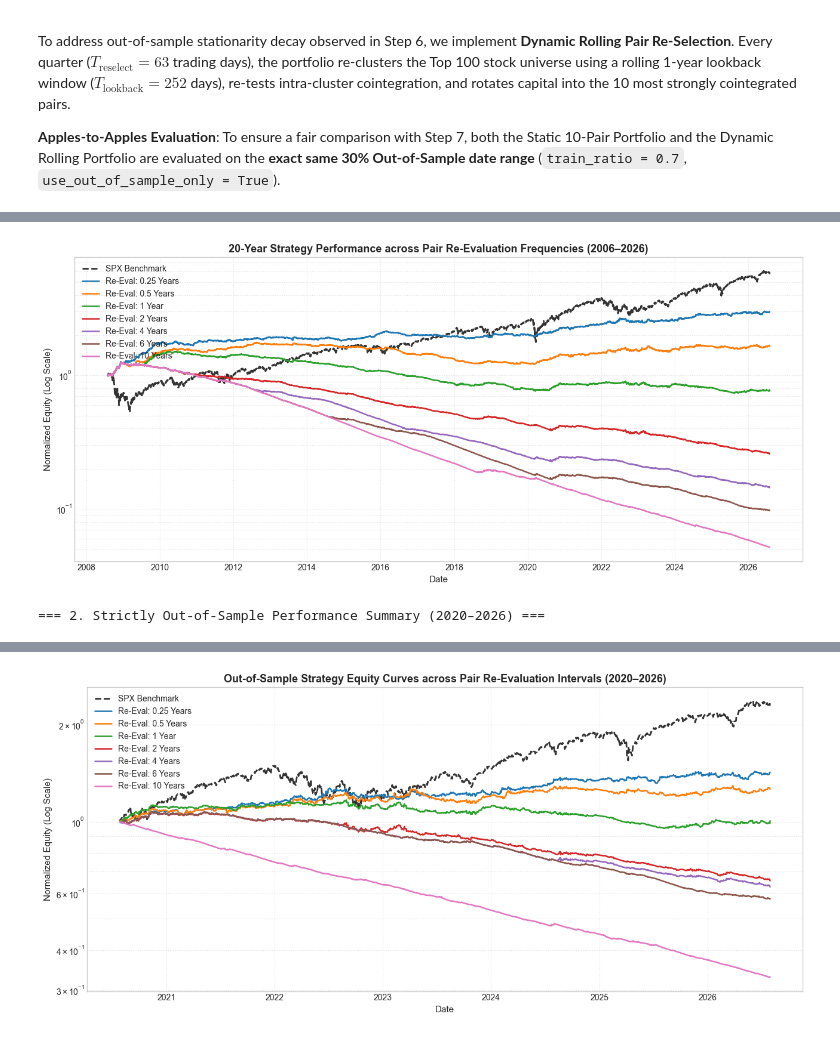
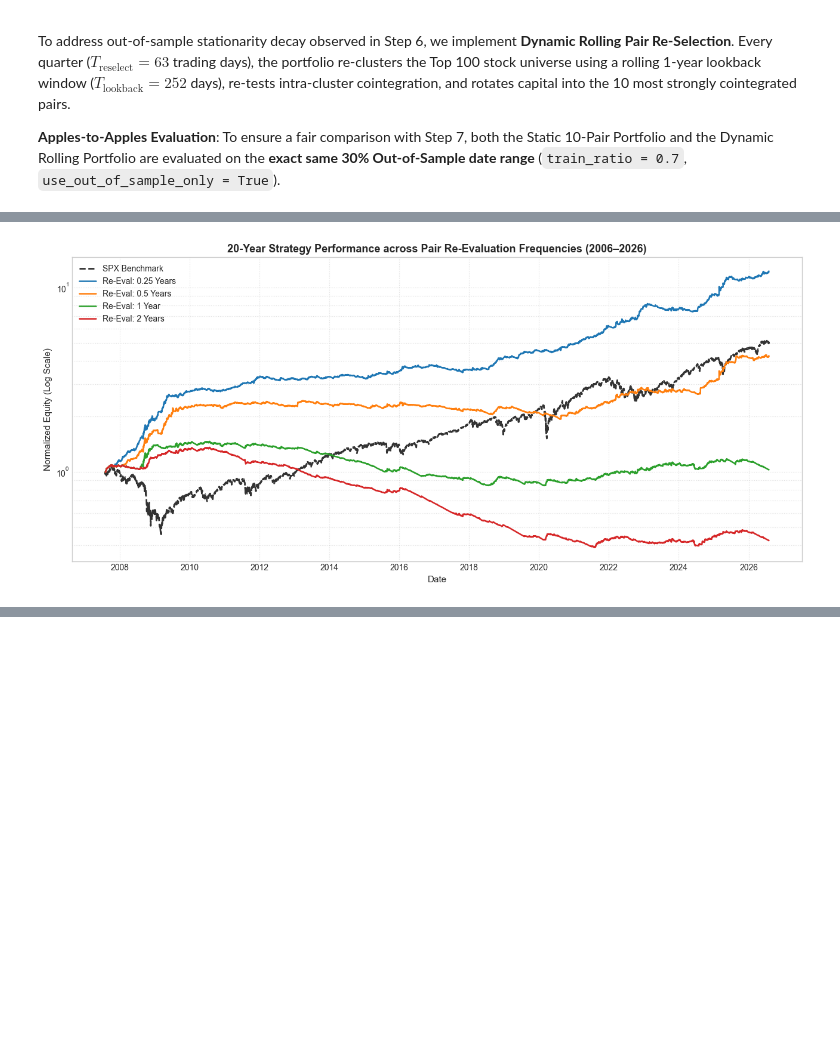
Before and after one commit to julian-olivier/Mean_reversion_strategy, a Jupyter notebook: main.ipynb, the cells around one changed output, grey strips where cells are left out. Cells and saved outputs as stored; diff of their text form; code cells hidden in the pictures; blank space fills up the shorter version.

```diff
--- a/main.ipynb
+++ b/main.ipynb
@@ -574,36 +572,36 @@ from src.backtest import (
 )
 
 # 1. Load Unified 20-Year Dataset & Define Date Indices
-split_idx = int(len(prices) * 0.7)
+full_dates = prices.index[252:]
 
-full_dates = prices.index[504:]
-oos_dates = prices.index[split_idx:]
-
-intervals = {'0.25 Years' : 63, '0.5 Years' : 126, '1 Year': 252, '2 Years': 504, '4 Years': 1008, '6 Years': 1512, '10 Years': 2520}
+intervals = {'0.25 Years' : 63, '0.5 Years' : 126, '1 Year': 252, '2 Years' : 504}
 
 full_sweep_results = []
 full_equity_curves = {}
-oos_sweep_results = []
-oos_equity_curves = {}
 
-# Fetch S&P 500 Benchmarks
+# Fetch S&P 500 Benchmark
 spx_full = fetch_spx_benchmark(full_dates)
-spx_oos = fetch_spx_benchmark(oos_dates)
 full_equity_curves['SPX Benchmark'] = spx_full
-oos_equity_curves['SPX Benchmark'] = spx_oos
 
 print("=== Running Unified Multi-Interval Pair Re-Evaluation Sweep ===\n")
+
+
 
 for label, freq in intervals.items():
     port_df, trades_df, metrics = run_dynamic_multi_pair_portfolio_backtest(
         prices=prices,
-        lookback_window=504,
         reselect_frequency=freq,
+        lookback_window=252,
         max_pairs=10,
+        entry_z=3.0,
+        stop_z=3.5,
+        max_holding_days=20,
+        transaction_cost=0.0005,
+        rebalance_threshold=0.05,
+        train_ratio=0.7,
         use_out_of_sample_only=False,
-        quarterly_rebalance_freq=63
+        verbose=False
     )
-
     # Extract Full 20-Year Horizon Performance
     full_eq = port_df.loc[full_dates, 'Equity'] / port_df.loc[full_dates, 'Equity'].iloc[0]
     full_equity_curves[f'Re-Eval: {label}'] = full_eq
@@ -626,31 +624,9 @@ for label, freq in intervals.items():
         "Jensen's Alpha (%)": f"{comp_full['alpha_ann']*100:.2f}%"
     })
 
-    # Extract Strictly Out-of-Sample (2020-2026) Performance
-    oos_eq = port_df.loc[oos_dates, 'Equity'] / port_df.loc[oos_dates, 'Equity'].iloc[0]
-    oos_equity_curves[f'Re-Eval: {label}'] = oos_eq
-    oos_trades = trades_df[trades_df['Exit_Date'] >= oos_dates[0]] if not trades_df.empty else pd.DataFrame()
-    comp_oos = calculate_portfolio_vs_benchmark_metrics(oos_eq, spx_oos, oos_trades)
-    m_oos = comp_oos['portfolio_metrics']
+# 2. Display Table & Visualization
 
-    oos_sweep_results.append({
-        'Pair Re-Eval Frequency': label,
-        'Days': freq,
-        'OOS Total Return (%)': f"{m_oos['Total_Return']*100:.2f}%",
-        'OOS Ann. Return (%)': f"{m_oos['Annualized_Return']*100:.2f}%",
-        'OOS Ann. Volatility (%)': f"{m_oos['Annualized_Vol']*100:.2f}%",
-        'OOS Sharpe Ratio': f"{m_oos['Sharpe_Ratio']:.2f}",
-        'OOS Sortino Ratio': f"{m_oos['Sortino_Ratio']:.2f}",
-        'OOS Max Drawdown (%)': f"{m_oos['Max_Drawdown']*100:.2f}%",
-        'OOS Win Rate (%)': f"{m_oos['Win_Rate']*100:.1f}%",
-        'OOS Total Trades': m_oos['Total_Trades'],
-        'OOS Beta to SPX': f"{comp_oos['beta']:.3f}",
-        "Jensen's Alpha (%)": f"{comp_oos['alpha_ann']*100:.2f}%"
-    })
-
-# 2. Display Tables & Visualizations
-
-print("=== 1. Full 20-Year Horizon Performance Summary (2006–2026) ===")
+print("=== Full 20-Year Horizon Performance Summary (2006–2026) ===")
 full_df = pd.DataFrame(full_sweep_results)
 display(full_df)
 
@@ -669,26 +645,6 @@ plt.grid(True, which='both', linestyle=':', alpha=0.6)
 plt.legend(fontsize=10, loc='upper left')
 plt.tight_layout()
 plt.show()
-
-print("\n=== 2. Strictly Out-of-Sample Performance Summary (2020–2026) ===")
-oos_df = pd.DataFrame(oos_sweep_results)
-display(oos_df)
-
-plt.figure(figsize=(13, 6))
-for label, curve in oos_equity_curves.items():
-    if label == 'SPX Benchmark':
-        plt.plot(curve.index, curve.values, label=label, color='black', linestyle='--', linewidth=2, alpha=0.8)
-    else:
-        plt.plot(curve.index, curve.values, label=label, linewidth=1.8)
-
-plt.title("Out-of-Sample Strategy Equity Curves across Pair Re-Evaluation Intervals (2020–2026)", fontsize=13, fontweight='bold')
-plt.xlabel("Date", fontsize=11)
-plt.ylabel("Normalized Equity (Log Scale)", fontsize=11)
-plt.yscale('log')
-plt.grid(True, which='both', linestyle=':', alpha=0.6)
-plt.legend(fontsize=10, loc='upper left')
-plt.tight_layout()
-plt.show()
 # %% [output]
 === Running Unified Multi-Interval Pair Re-Evaluation Sweep ===
 
@@ -718,2 +671 @@ Testing cointegration across 2413 intra-cluster pair candidates...
-[figure, old version]
+[figure, new version]
-=== 2. Strictly Out-of-Sample Performance Summary (2020–2026) ===
@@ -728 +671,0 @@ Testing cointegration across 2413 intra-cluster pair candidates...
-[figure, removed]
```
Also changed, not shown: parts of 6 cells of this notebook, 3 other files.
